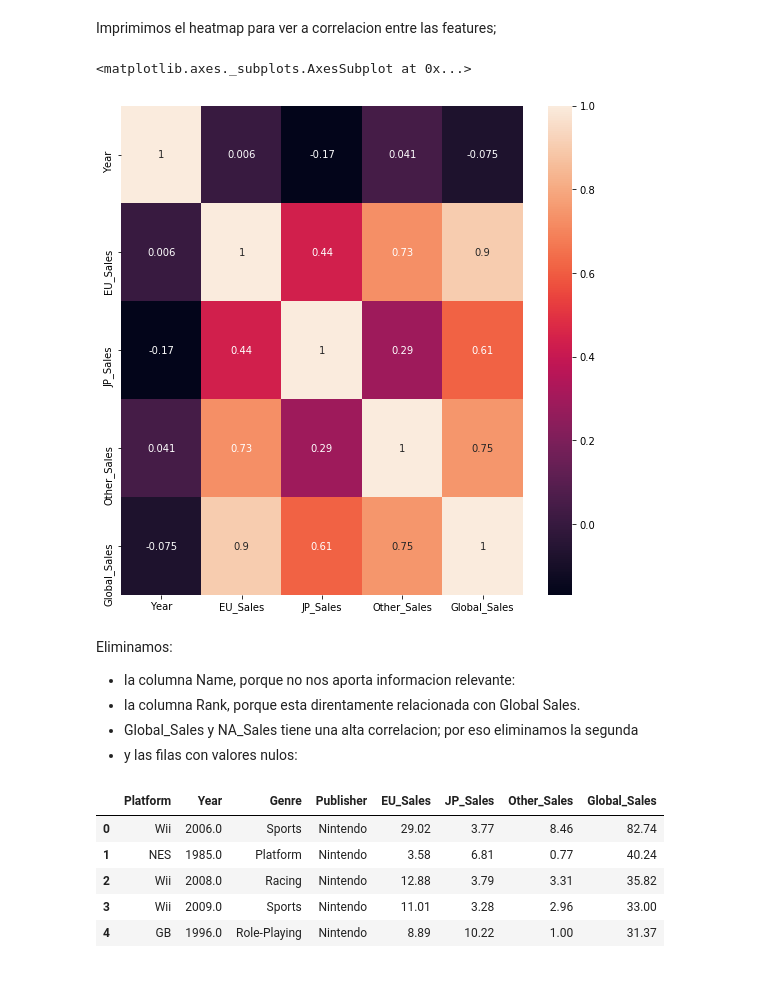
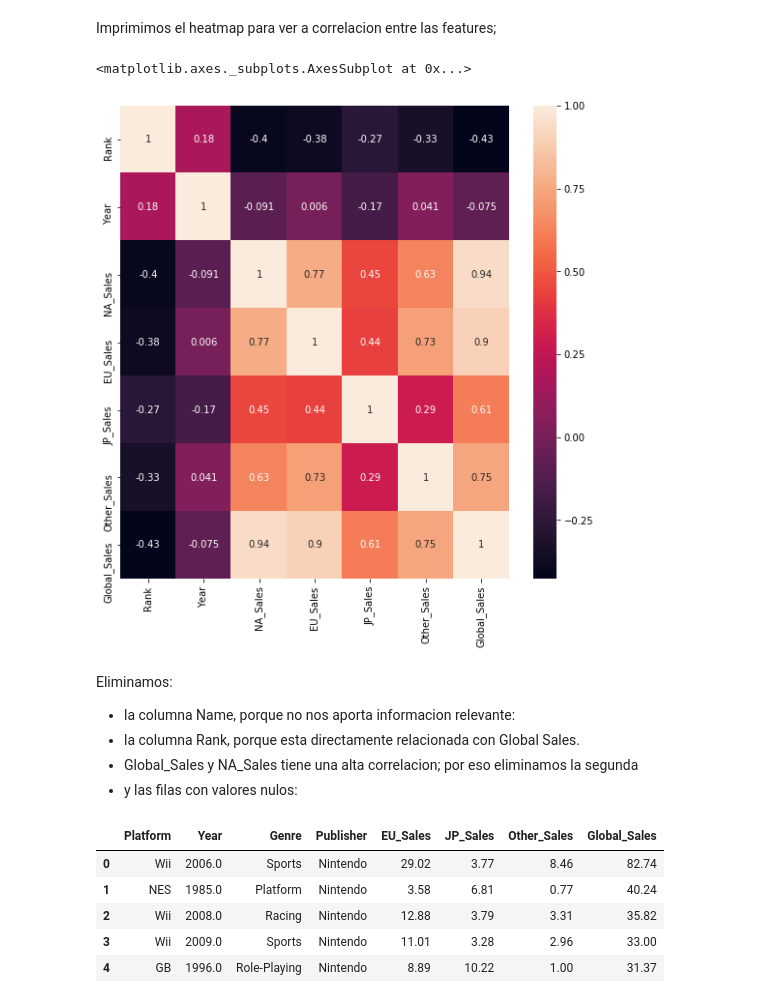
Before and after one commit to LauraRepullo/datamad0119, a Jupyter notebook: module-3/supervised-learning-project/your-code/main.ipynb, the cells around one changed output. Drawn from its saved outputs; the diff is of its cells as text; code cells hidden in the pictures.

```diff
--- a/module-3/supervised-learning-project/your-code/main.ipynb
+++ b/module-3/supervised-learning-project/your-code/main.ipynb
@@ -170,14 +162,14 @@ dtype: int64
 Imprimimos el heatmap para ver a correlacion entre las features;
 # %%
 fig, ax = plt.subplots(figsize=(9,9))
-sb.heatmap(df_drop.corr(), annot=True, ax=ax)
+sb.heatmap(df.corr(), annot=True, ax=ax)
 # %% [output]
 <matplotlib.axes._subplots.AxesSubplot at 0x...>
-[figure, old version]
+[figure, new version]
 # %% [markdown]
 Eliminamos:
  - la columna Name, porque no nos aporta informacion relevante:
- - la columna Rank, porque esta direntamente relacionada con Global Sales.
+ - la columna Rank, porque esta directamente relacionada con Global Sales.
  - Global_Sales y NA_Sales tiene una alta correlacion; por eso eliminamos la segunda
  - y las filas con valores nulos:
 # %%
```
Also changed, not shown: parts of 17 cells of this notebook.
